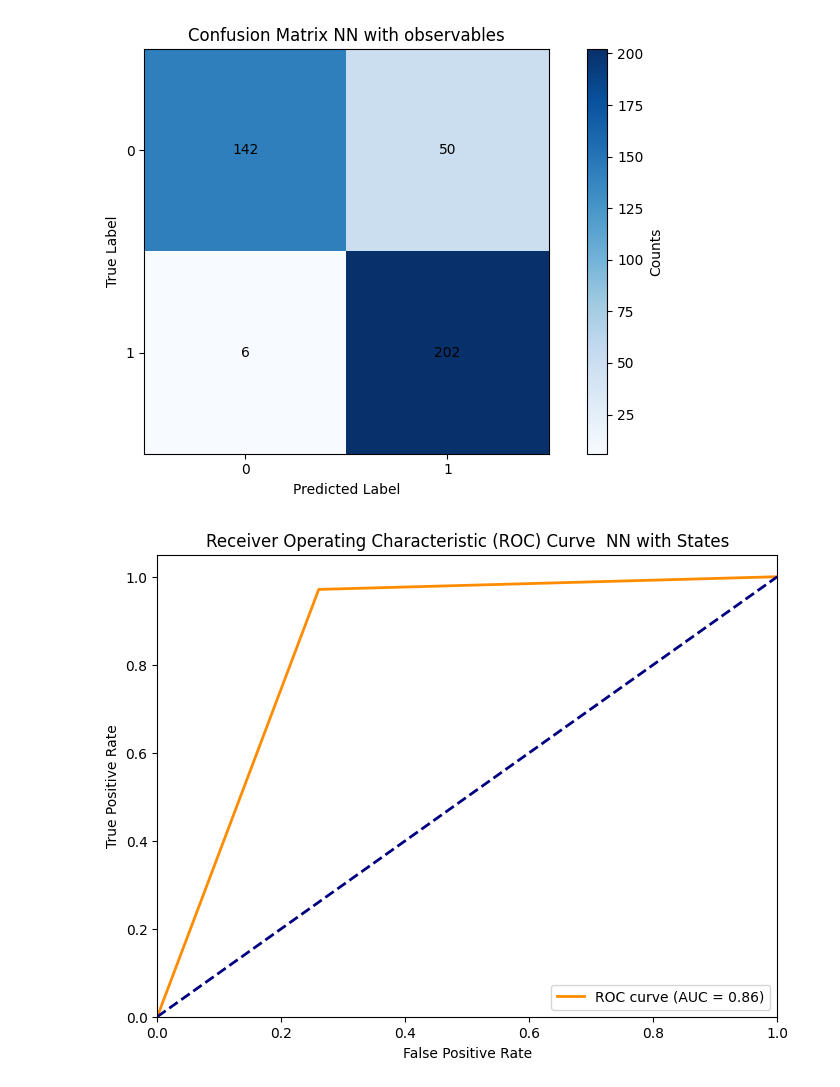
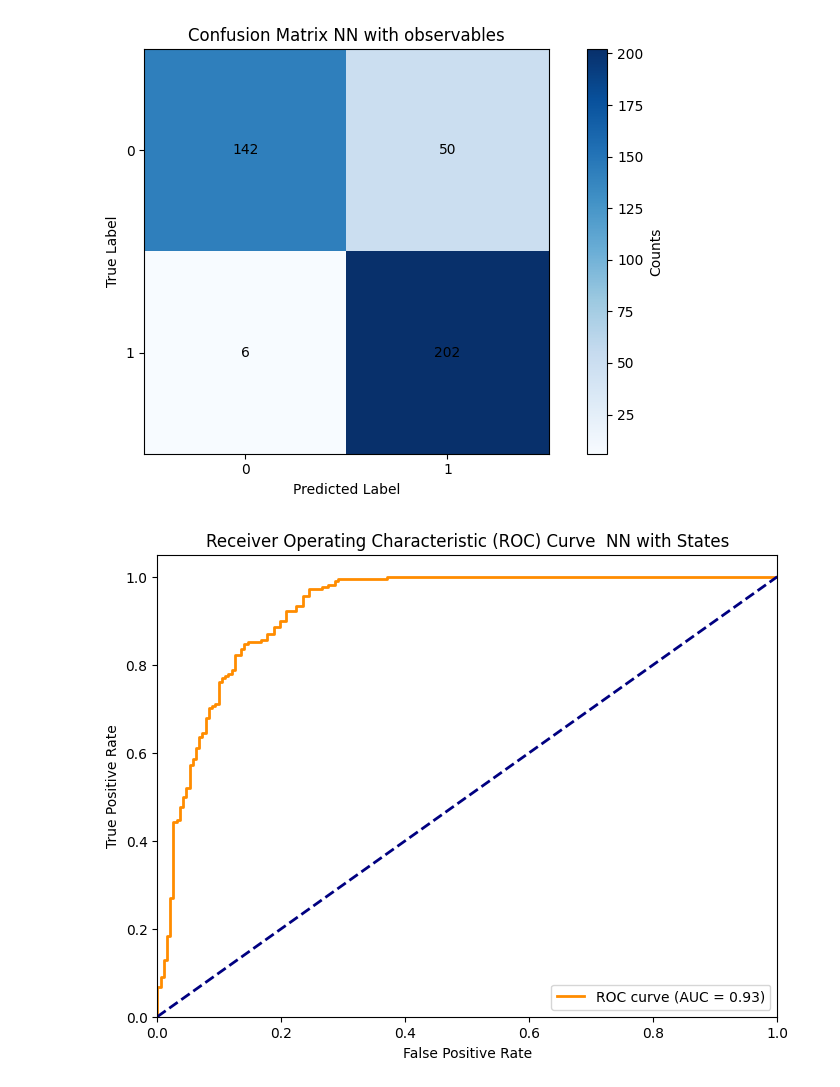
Before and after one commit to Brusa99/EntanglementDetectionQML, a Jupyter notebook: classic/Classic_NN_state.ipynb, the cells around one changed output. Drawn from its saved outputs; the diff is of its cells as text; code cells hidden in the pictures.

```diff
--- a/classic/Classic_NN_state.ipynb
+++ b/classic/Classic_NN_state.ipynb
@@ -283,21 +283,21 @@ plt.show()
 [figure]
 # %%
 # Calculate false positive rate, true positive rate, and thresholds
-fpr, tpr, thresholds = roc_curve(y_test, predictions_np)
+fpr, tpr, thresholds = roc_curve(y_test, predictions[:,1])
 
 # Calculate Area Under the ROC Curve (AUC)
 roc_auc = auc(fpr, tpr)
 
 # Plot ROC curve
 plt.figure(figsize=(8, 6))
 plt.plot(fpr, tpr, color='darkorange', lw=2, label=f'ROC curve (AUC = {roc_auc:.2f})')
 plt.plot([0, 1], [0, 1], color='navy', lw=2, linestyle='--')
 plt.xlim([0.0, 1.0])
 plt.ylim([0.0, 1.05])
 plt.xlabel('False Positive Rate')
 plt.ylabel('True Positive Rate')
 plt.title('Receiver Operating Characteristic (ROC) Curve  NN with States')
 plt.legend(loc='lower right')
 plt.show()
 # %% [output]
-[figure, old version]
+[figure, new version]
```
Also changed, not shown: 1 other file.
